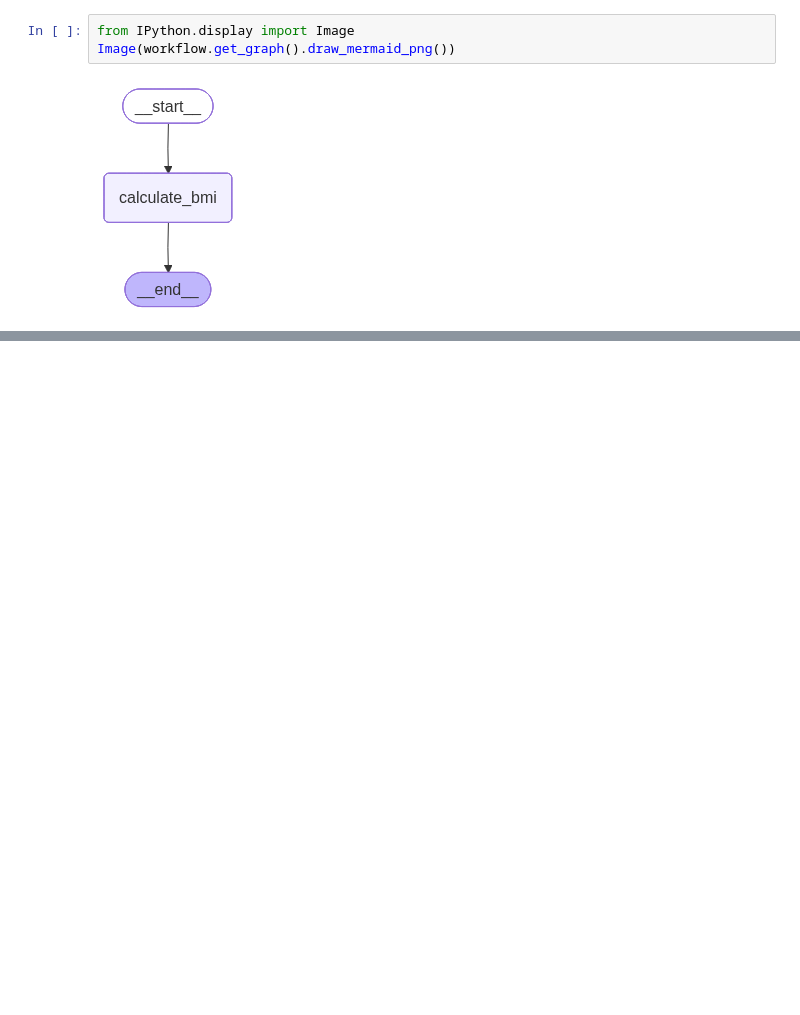
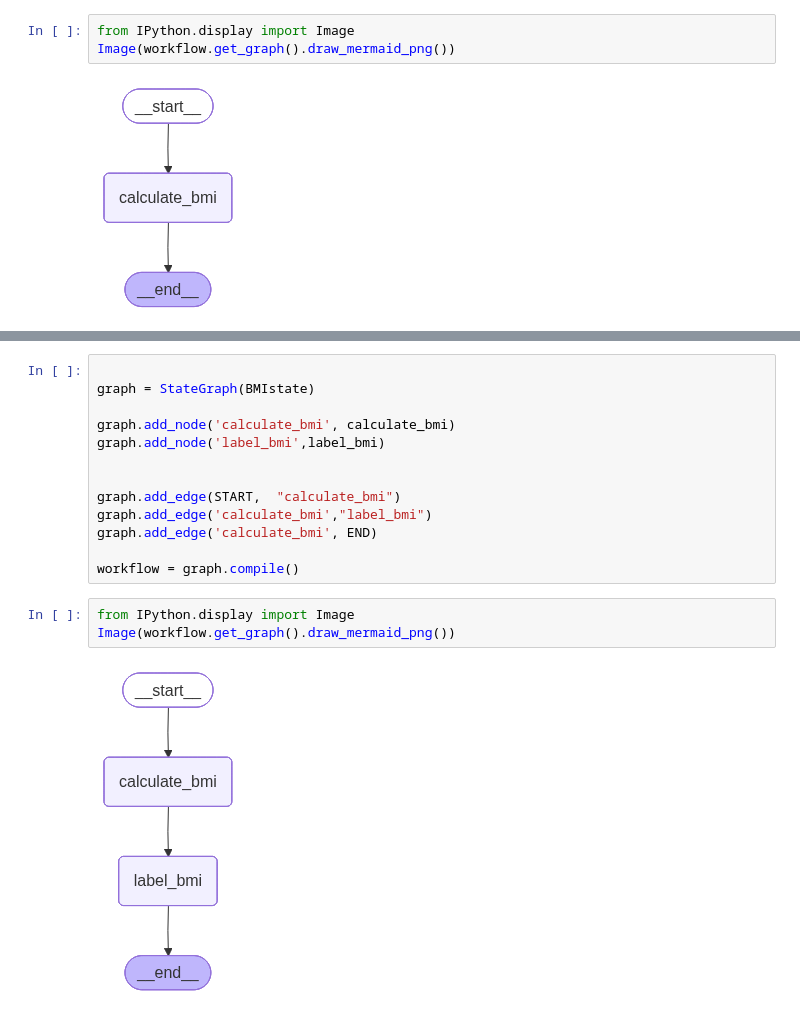
Before and after one commit to Saibhossain/Agentic-framework, a Jupyter notebook: BMI_calculator_workflow_in_Langgraph.ipynb, the cells around one changed output, grey strips where cells are left out. Cells and saved outputs as stored; diff of their text form; blank space fills up the shorter version.

Commit message:
langgraph workflow

```diff
--- a/BMI_calculator_workflow_in_Langgraph.ipynb
+++ b/BMI_calculator_workflow_in_Langgraph.ipynb
@@ -103,0 +141,18 @@ Image(workflow.get_graph().draw_mermaid_png())
+# %%
+
+graph = StateGraph(BMIstate)
+
+graph.add_node('calculate_bmi', calculate_bmi)
+graph.add_node('label_bmi',label_bmi)
+
+
+graph.add_edge(START,  "calculate_bmi")
+graph.add_edge('calculate_bmi',"label_bmi")
+graph.add_edge('calculate_bmi', END)
+
+workflow = graph.compile()
+# %%
+from IPython.display import Image
+Image(workflow.get_graph().draw_mermaid_png())
+# %% [output]
+[figure, added]
```
Also changed, not shown: parts of 5 cells of this notebook.
